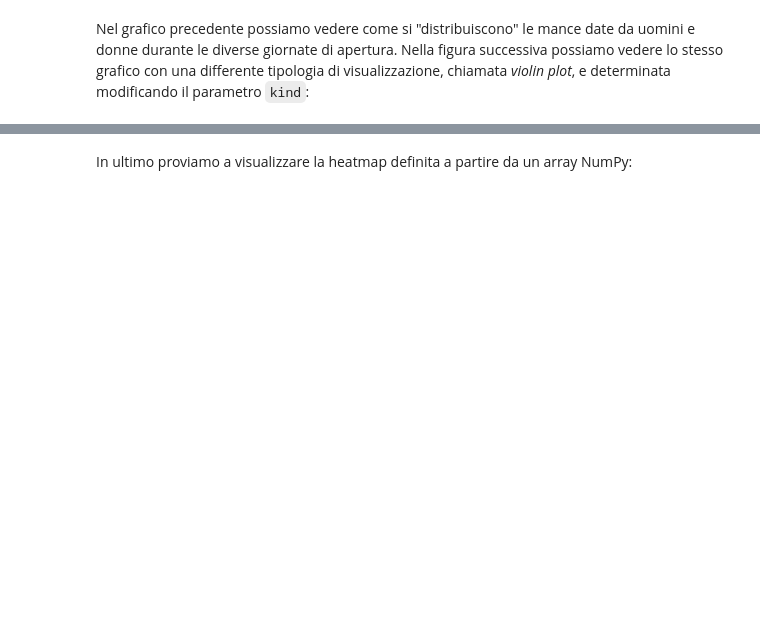
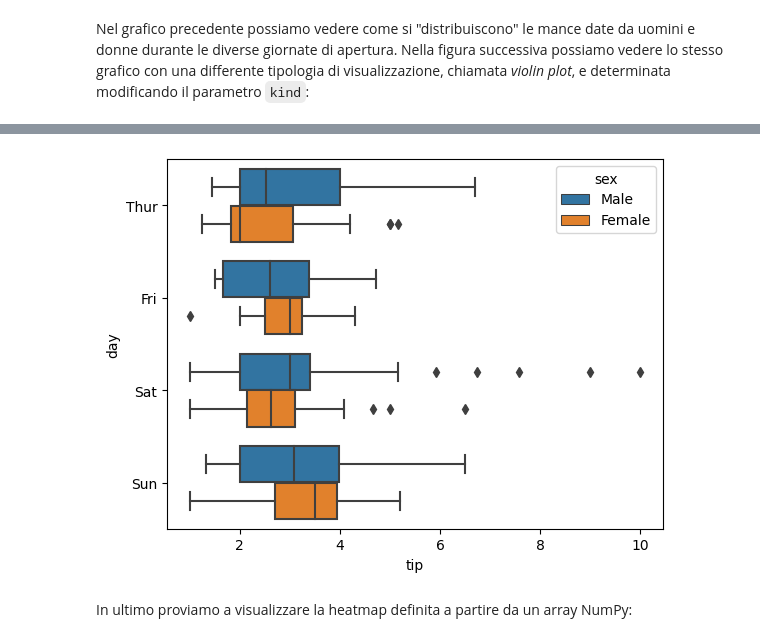
Before and after one commit to anhelus/pcs-exercises, a Jupyter notebook: 01_libs/05_seaborn.ipynb, the cells around one changed output, grey strips where cells are left out. Saved outputs shown, nothing was run; the diff lists cells and outputs as text; code cells hidden in the pictures; blank space fills up the shorter version.

```diff
--- a/01_libs/05_seaborn.ipynb
+++ b/01_libs/05_seaborn.ipynb
@@ -138,4 +141,14 @@ sns.catplot(
 [figure]
+# %%
+sns.boxplot(
+    data=tips,
+    x='tip',
+    y='day',
+    hue='sex')
+
+plt.show()
+# %% [output]
+[figure, added]
 # %% [markdown]
 In ultimo proviamo a visualizzare la heatmap definita a partire da un array NumPy:
 # %%
```
Also changed, not shown: parts of 17 cells of this notebook, 7 other files.
